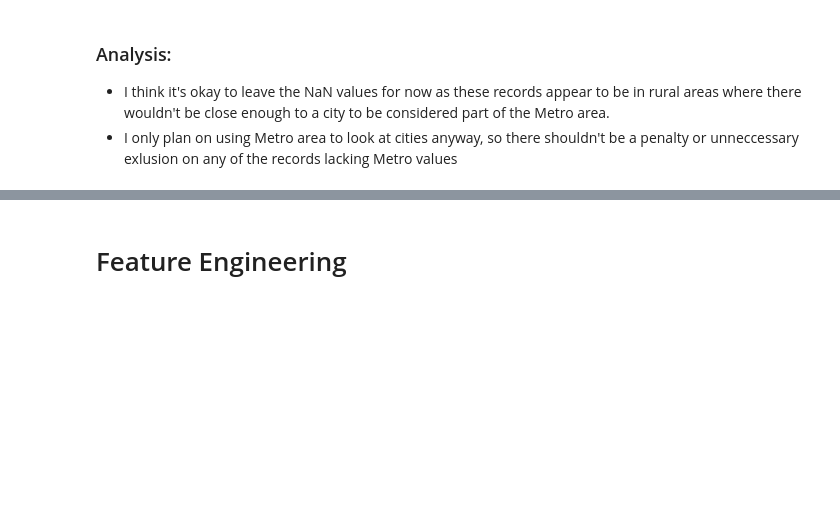
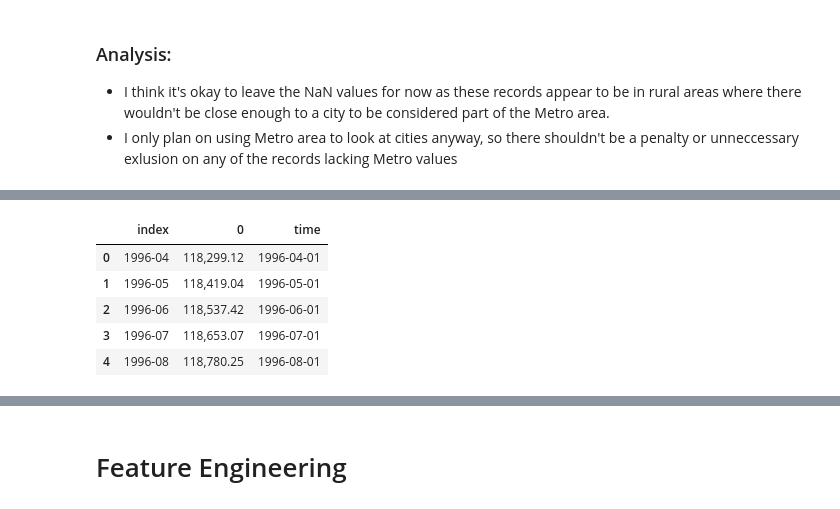
Before and after one commit to jxn628/dsc-phase-4-project-1, a Jupyter notebook: student.ipynb, the cells around one changed output, grey strips where cells are left out. Saved outputs shown, nothing was run; the diff lists cells and outputs as text; code cells hidden in the pictures; blank space fills up the shorter version.

```diff
--- a/student.ipynb
+++ b/student.ipynb
@@ -155,0 +170,4 @@ df.sort_values('Metro').tail()
+# %%
+df_value = df.drop(columns=['RegionID', 'RegionName', 'City', 'State', 'Metro', 'CountyName', 'SizeRank'])
+# %%
+avg_home_df = pd.DataFrame(df_value.mean())
@@ -155,0 +194,11 @@ df.sort_values('Metro').tail()
+# %%
+avg_home_df = avg_home_df.reset_index()
+avg_home_df['time'] = pd.to_datetime(avg_home_df['index'])
+avg_home_df.head()
+# %% [output]
+|  | index | 0 | time |
+| 0 | 1996-04 | 118,299.12 | 1996-04-01 |
+| 1 | 1996-05 | 118,419.04 | 1996-05-01 |
+| 2 | 1996-06 | 118,537.42 | 1996-06-01 |
+| 3 | 1996-07 | 118,653.07 | 1996-07-01 |
+| 4 | 1996-08 | 118,780.25 | 1996-08-01 |
```
Also changed, not shown: parts of 51 cells of this notebook.
